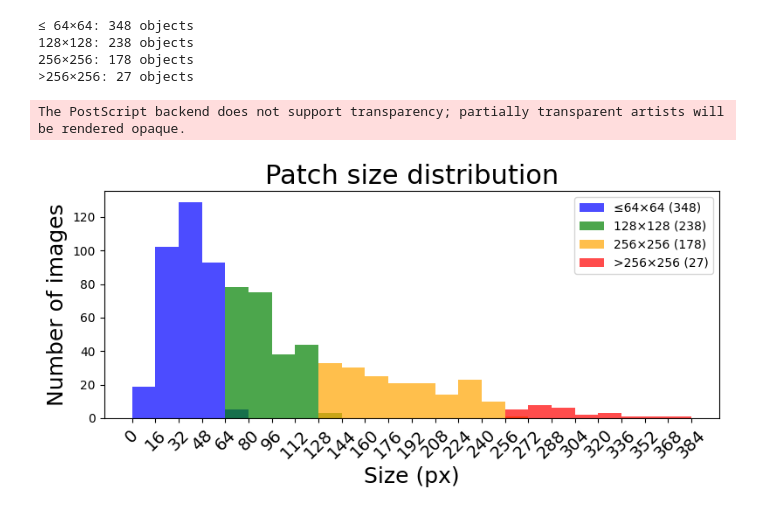
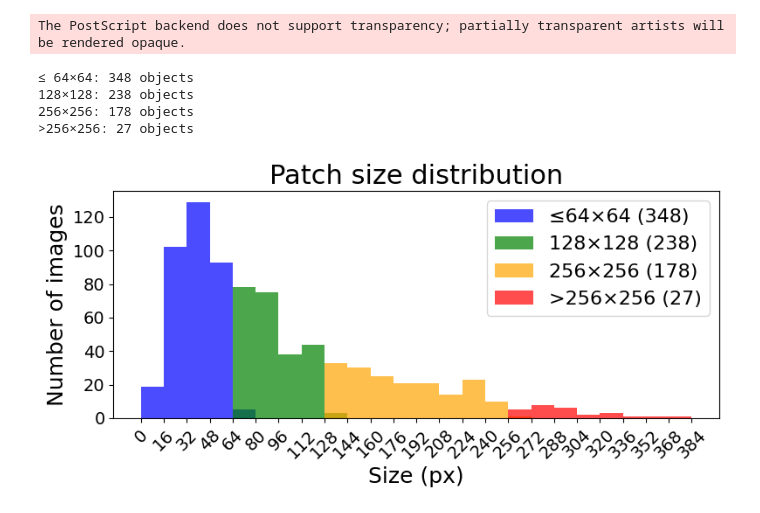
Before and after one commit to anonymous-submit-projects/miniulite-as-rpn, a Jupyter notebook: pipeline_proposal/patches_sizes_plot.ipynb, the cells around one changed output. Cells and saved outputs as stored; diff of their text form; code cells hidden in the pictures.

```diff
--- a/pipeline_proposal/patches_sizes_plot.ipynb
+++ b/pipeline_proposal/patches_sizes_plot.ipynb
@@ -6,7 +6,7 @@ import matplotlib.pyplot as plt
 from collections import Counter
 
 # Path to the masks folder
-mask_dir = "/mnt/TUDAO/0Datasets/fuseg/original/train/labels"      # original dataset path
+mask_dir = "/home/calculon/0Datasets/fuseg/original/train/labels"      # original dataset path
 
 # Fixed sizes
 fixed_sizes = [64, 128, 192, 256]
@@ -63,37 +63,38 @@ mask_large = (max_sides > limit_values[1]) & (max_sides <= limit_values[2])
 mask_xlarge = max_sides > limit_values[2]
 
 # Counts
 count_small  = np.sum(mask_small)
 count_medium = np.sum(mask_medium)
 count_large  = np.sum(mask_large)
 count_xlarge = np.sum(mask_xlarge)
 
 # ----Print to terminal ----
 print(f"≤ {limit_values[0]}×{limit_values[0]}: {count_small} objects")
 print(f"{limit_values[1]}×{limit_values[1]}: {count_medium} objects")
 print(f"{limit_values[2]}×{limit_values[2]}: {count_large} objects")
 print(f">{limit_values[2]}×{limit_values[2]}: {count_xlarge} objects\n")
 
 # ----Plot histogram ----
 plt.figure(figsize=(8,4))
 
 plt.hist(max_sides[mask_small], bins=bins, color='blue', alpha=0.7, label=f'≤{limit_values[0]}×{limit_values[0]} ({count_small})')
 plt.hist(max_sides[mask_medium], bins=bins, color='green', alpha=0.7, label=f'{limit_values[1]}×{limit_values[1]} ({count_medium})')
 plt.hist(max_sides[mask_large], bins=bins, color='orange', alpha=0.7, label=f'{limit_values[2]}×{limit_values[2]} ({count_large})')
 plt.hist(max_sides[mask_xlarge], bins=bins, color='red', alpha=0.7, label=f'>{limit_values[2]}×{limit_values[2]} ({count_xlarge})')
 
 plt.title("Patch size distribution", fontsize=22)
 plt.xlabel("Size (px)", fontsize=18)
 plt.ylabel("Number of images", fontsize=18)
 plt.xticks(bins, rotation=45, fontsize=14)
-plt.legend()
+plt.yticks(fontsize=14)
+plt.legend(fontsize=16)
 plt.tight_layout()
 plt.savefig('patch_sizes.eps')
 plt.show()
 # %% [output]
-≤ 64×64: 348 objects
-128×128: 238 objects
-256×256: 178 objects
->256×256: 27 objects
+The PostScript backend does not support transparency; partially transparent artists will be rendered opaque.
-The PostScript backend does not support transparency; partially transparent artists will be rendered opaque.
+≤ 64×64: 348 objects
+128×128: 238 objects
+256×256: 178 objects
+>256×256: 27 objects
-[figure, old version]
+[figure, new version]
```
Also changed, not shown: 3 other files.
